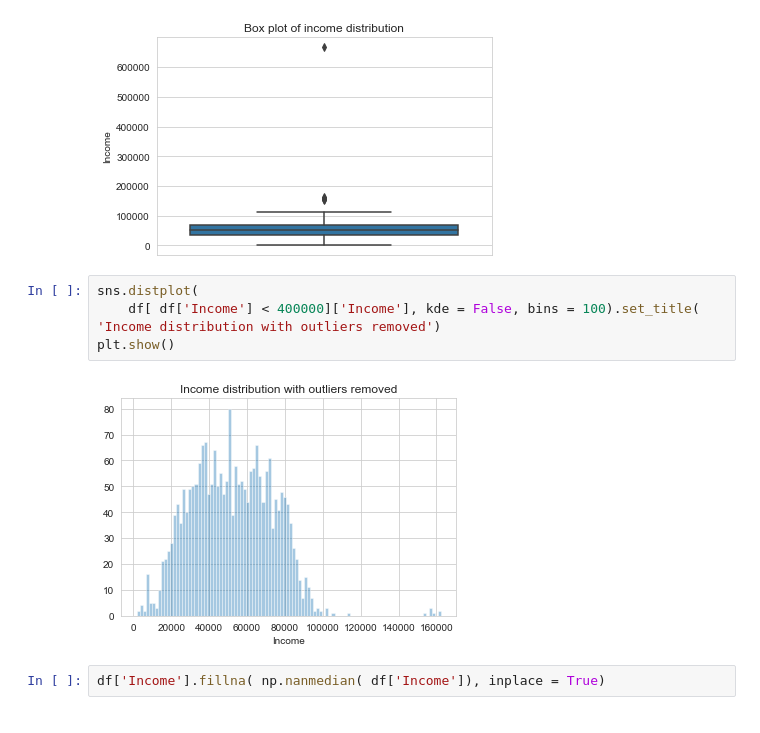
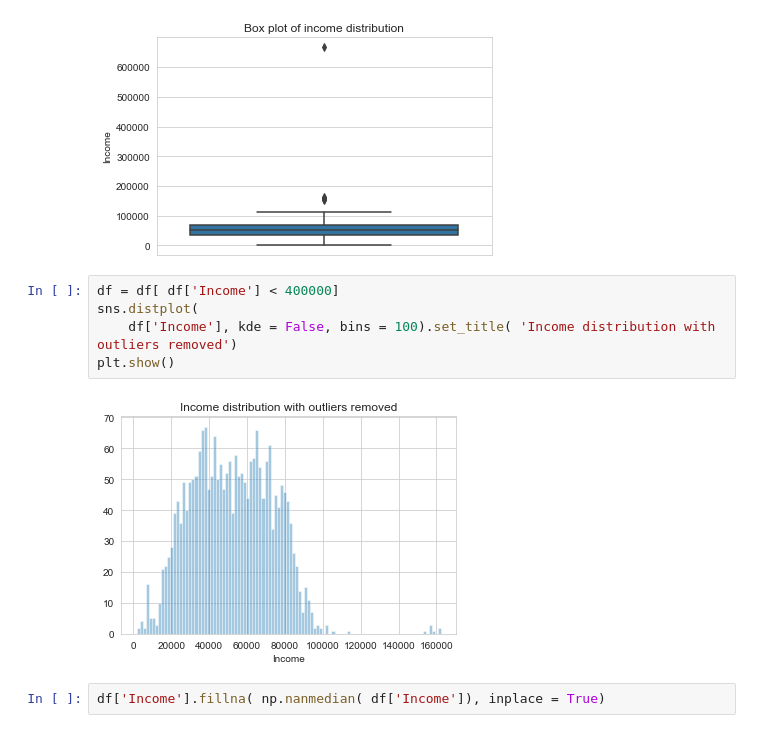
Before and after one commit to morrismanfung/kaggle, a Jupyter notebook: Marketing data set.ipynb, the cells around one changed output. Saved outputs shown, nothing was run; the diff lists cells and outputs as text.

```diff
--- a/Marketing data set.ipynb
+++ b/Marketing data set.ipynb
@@ -196,11 +196,12 @@ plt.show()
 # %% [output]
 [figure]
 # %%
+df = df[ df['Income'] < 400000]
 sns.distplot(
-    df[ df['Income'] < 400000]['Income'], kde = False, bins = 100).set_title( 'Income distribution with outliers removed')
+    df['Income'], kde = False, bins = 100).set_title( 'Income distribution with outliers removed')
 plt.show()
 # %% [output]
-[figure, old version]
+[figure, new version]
 # %%
 df['Income'].fillna( np.nanmedian( df['Income']), inplace = True)
 # %%
```
Also changed, not shown: parts of 97 cells of this notebook.
